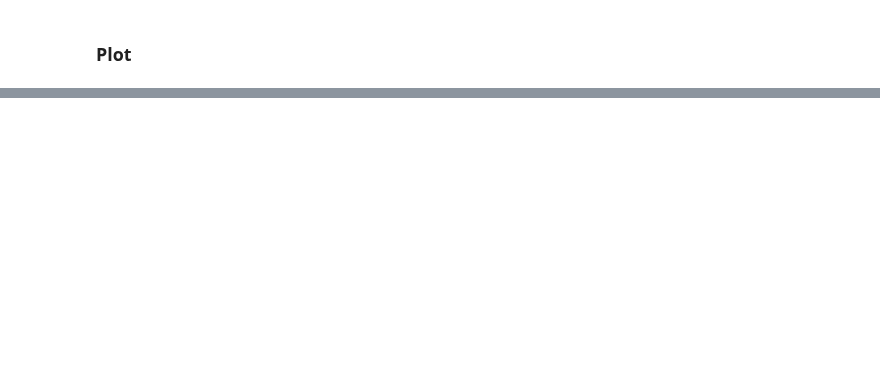
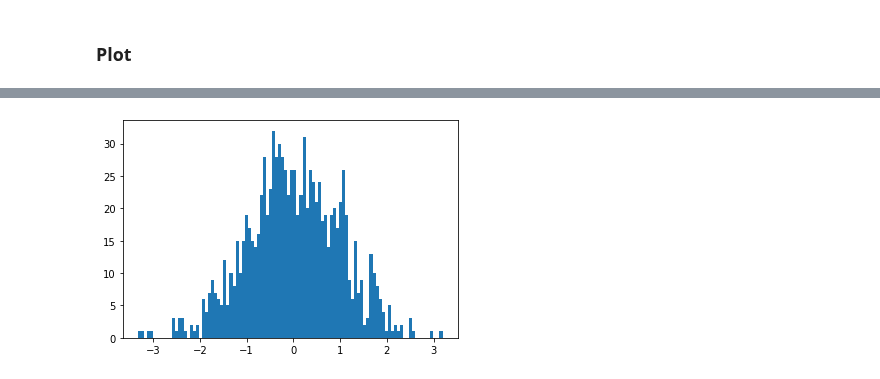
Before and after one commit to yossi-cohen/preferential-attachment, a Jupyter notebook: notebooks/universal-estimator.ipynb, the cells around one changed output, grey strips where cells are left out. Cells and saved outputs as stored; diff of their text form; code cells hidden in the pictures; blank space fills up the shorter version.

```diff
--- a/notebooks/universal-estimator.ipynb
+++ b/notebooks/universal-estimator.ipynb
@@ -367,0 +427,5 @@ plot_search_space_size_vs_d_pred_error(res)
+# %%
+x = np.random.randn(1000)
+_ = plt.hist(x, bins=100)
+# %% [output]
+[figure, added]
```
Also changed, not shown: parts of 6 cells of this notebook, 2 other files.
